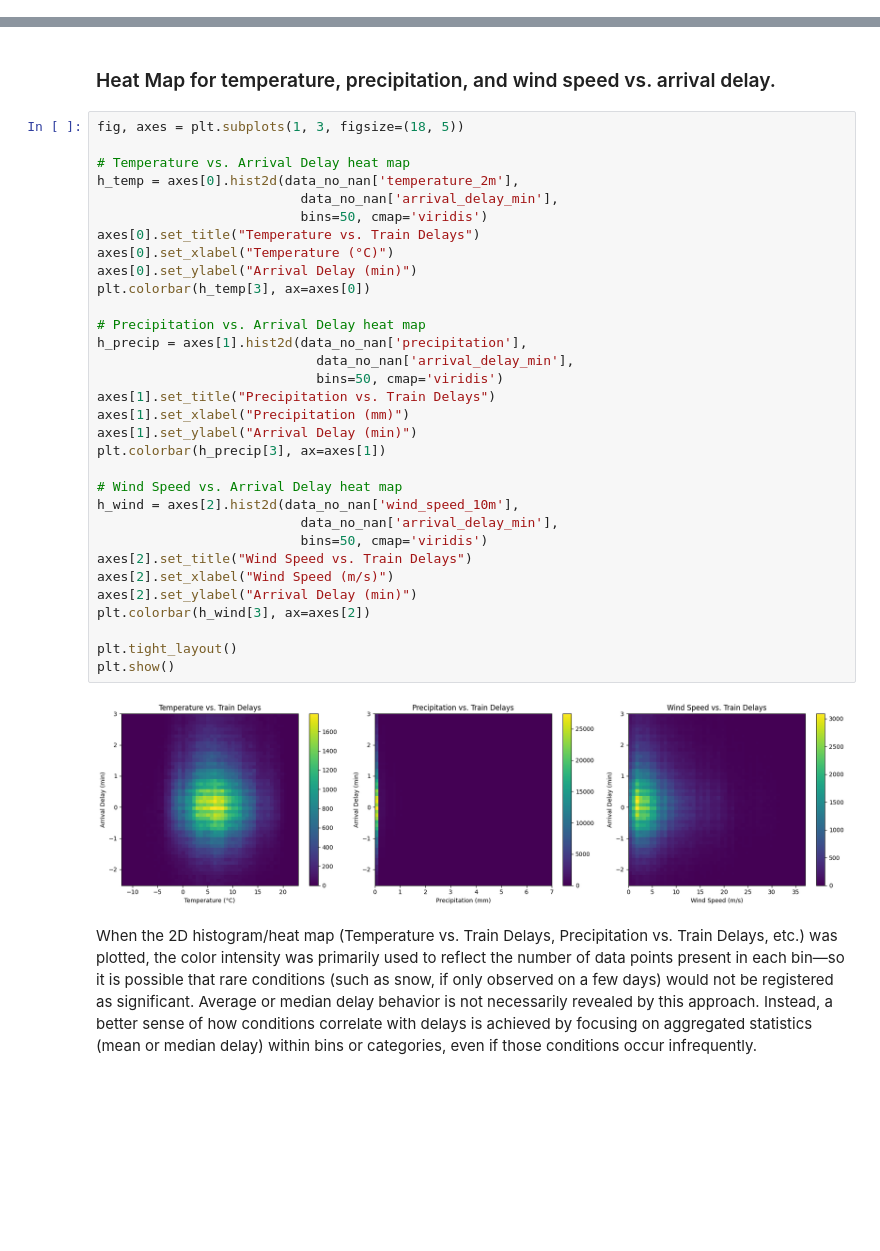
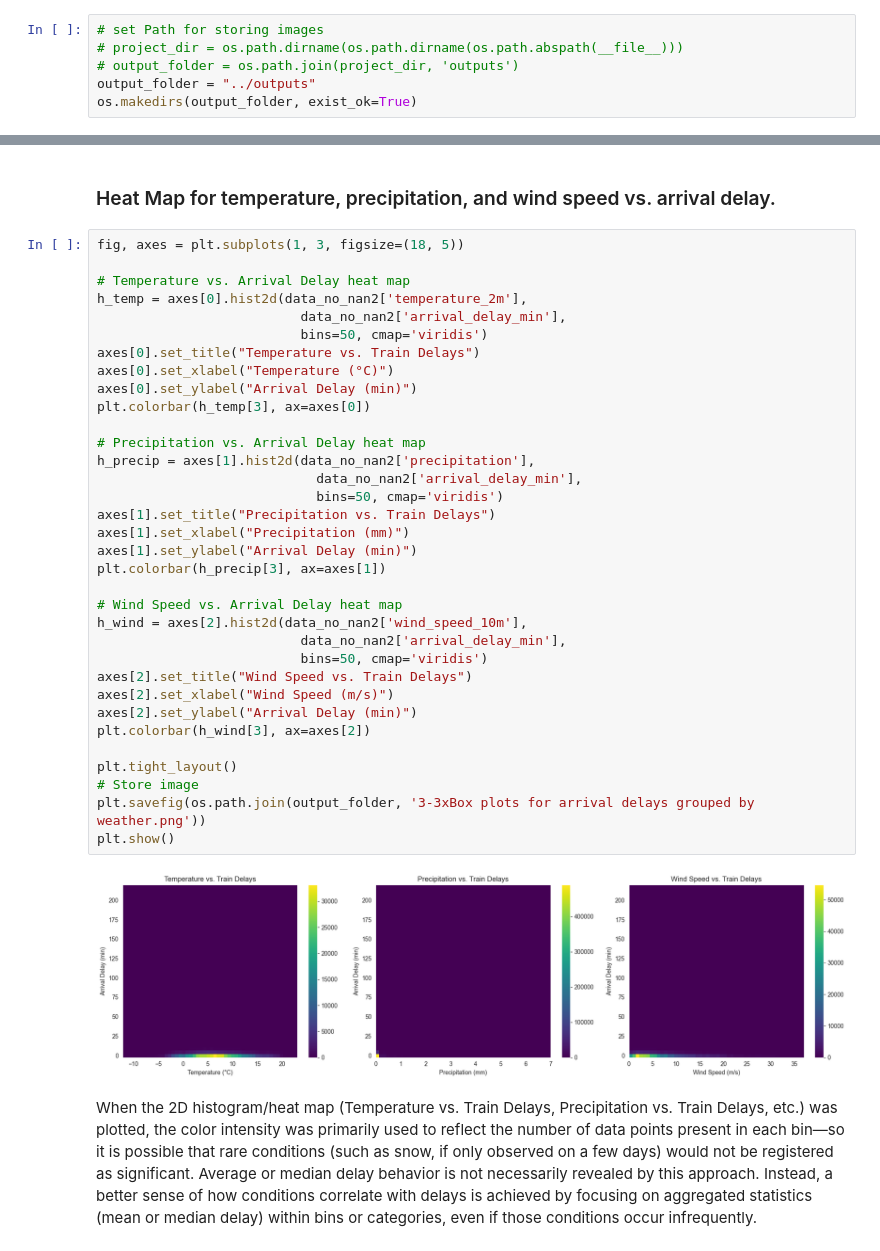
Before and after one commit to Bettomatt/CIP_FS25_211, a Jupyter notebook: scripts/visualizations_part3.ipynb, the cells around one changed output, grey strips where cells are left out. Cells and saved outputs as stored; diff of their text form; blank space fills up the shorter version.

```diff
--- a/scripts/visualizations_part3.ipynb
+++ b/scripts/visualizations_part3.ipynb
@@ -227,6 +227,12 @@ data_no_nan2['orig_weather_description'] = data_no_nan2['orig_weather_descriptio
 # Add simplified Weather Code description
 
 data_no_nan2['simp_weather_description'] = data_no_nan2['weathercode'].apply(simplified_weather)
+# %%
+# set Path for storing images
+# project_dir = os.path.dirname(os.path.dirname(os.path.abspath(__file__)))
+# output_folder = os.path.join(project_dir, 'outputs')
+output_folder = "../outputs"
+os.makedirs(output_folder, exist_ok=True)
 # %%
 data_no_nan.describe()
 # %% [output]
@@ -321,37 +336,39 @@ plt.show()
 # %%
 fig, axes = plt.subplots(1, 3, figsize=(18, 5))
 
 # Temperature vs. Arrival Delay heat map
-h_temp = axes[0].hist2d(data_no_nan['temperature_2m'],
-                          data_no_nan['arrival_delay_min'],
+h_temp = axes[0].hist2d(data_no_nan2['temperature_2m'],
+                          data_no_nan2['arrival_delay_min'],
                           bins=50, cmap='viridis')
 axes[0].set_title("Temperature vs. Train Delays")
 axes[0].set_xlabel("Temperature (°C)")
 axes[0].set_ylabel("Arrival Delay (min)")
 plt.colorbar(h_temp[3], ax=axes[0])
 
 # Precipitation vs. Arrival Delay heat map
-h_precip = axes[1].hist2d(data_no_nan['precipitation'],
-                            data_no_nan['arrival_delay_min'],
+h_precip = axes[1].hist2d(data_no_nan2['precipitation'],
+                            data_no_nan2['arrival_delay_min'],
                             bins=50, cmap='viridis')
 axes[1].set_title("Precipitation vs. Train Delays")
 axes[1].set_xlabel("Precipitation (mm)")
 axes[1].set_ylabel("Arrival Delay (min)")
 plt.colorbar(h_precip[3], ax=axes[1])
 
 # Wind Speed vs. Arrival Delay heat map
-h_wind = axes[2].hist2d(data_no_nan['wind_speed_10m'],
-                          data_no_nan['arrival_delay_min'],
+h_wind = axes[2].hist2d(data_no_nan2['wind_speed_10m'],
+                          data_no_nan2['arrival_delay_min'],
                           bins=50, cmap='viridis')
 axes[2].set_title("Wind Speed vs. Train Delays")
 axes[2].set_xlabel("Wind Speed (m/s)")
 axes[2].set_ylabel("Arrival Delay (min)")
 plt.colorbar(h_wind[3], ax=axes[2])
 
 plt.tight_layout()
+# Store image
+plt.savefig(os.path.join(output_folder, '3-3xBox plots for arrival delays grouped by weather.png'))
 plt.show()
 # %% [output]
-[figure, old version]
+[figure, new version]
 # %% [markdown]
 When the 2D histogram/heat map (Temperature vs. Train Delays, Precipitation vs. Train Delays, etc.) was plotted, the color intensity was primarily used to reflect the number of data points present in each bin—so it is possible that rare conditions (such as snow, if only observed on a few days) would not be registered as significant. Average or median delay behavior is not necessarily revealed by this approach. Instead, a better sense of how conditions correlate with delays is achieved by focusing on aggregated statistics (mean or median delay) within bins or categories, even if those conditions occur infrequently.
 # %% [markdown]
```
Also changed, not shown: parts of 12 cells of this notebook, 11 other files.
